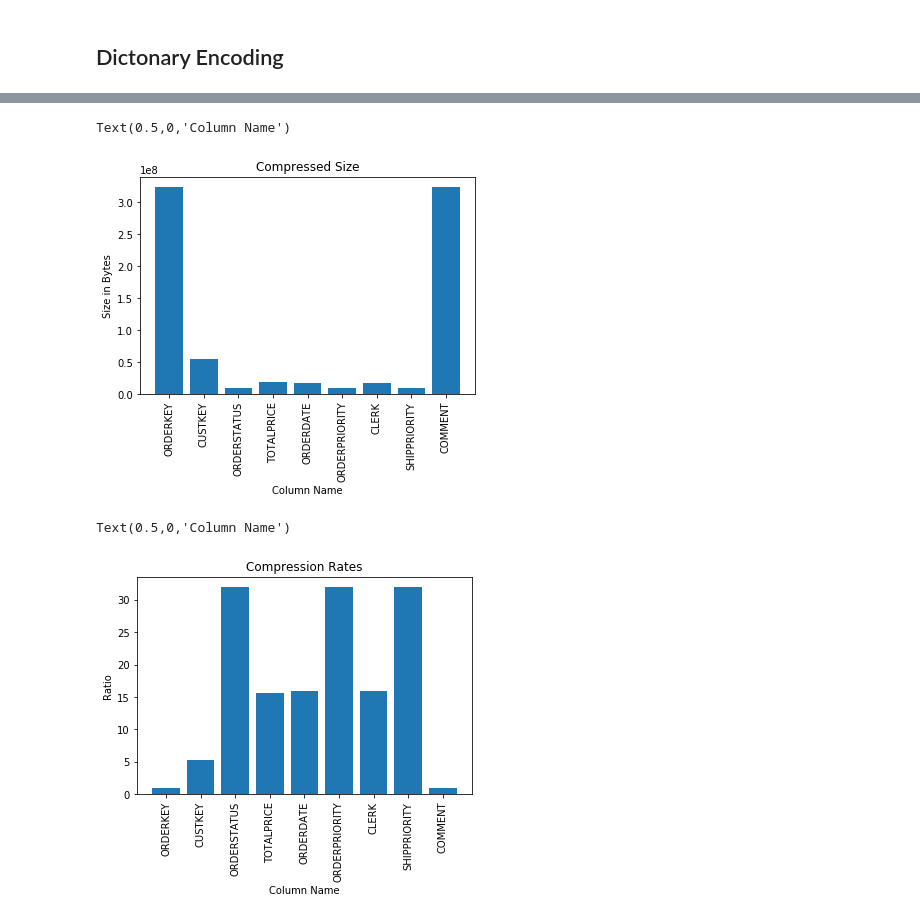
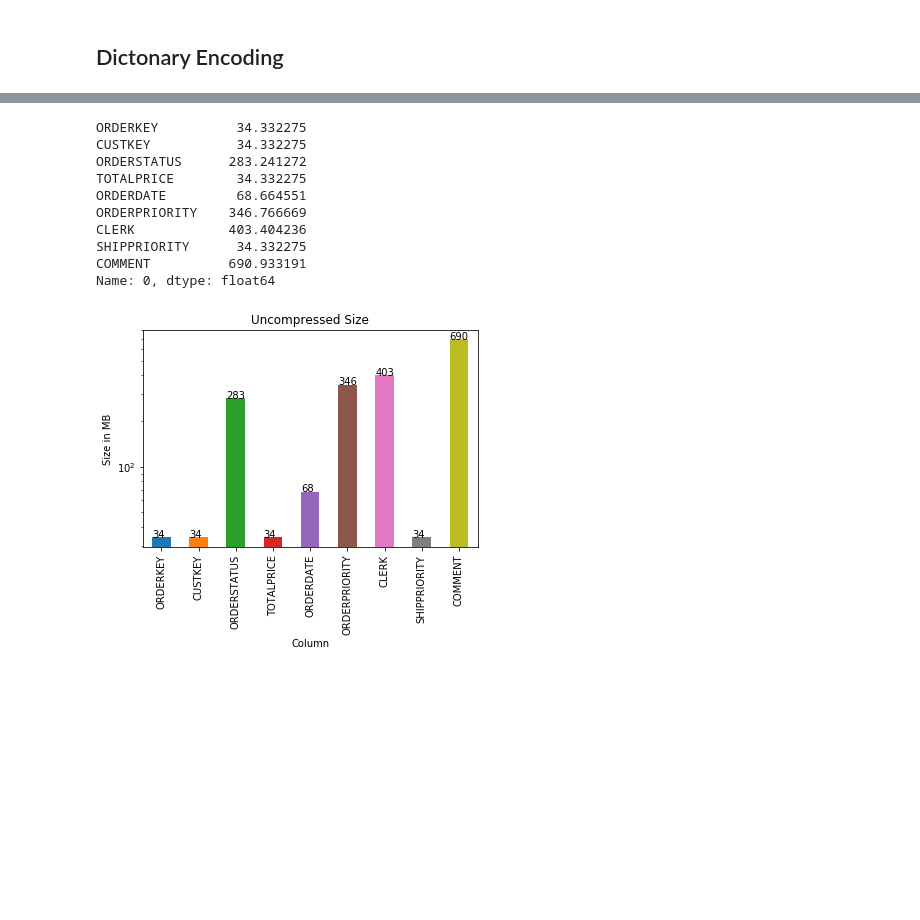
Before and after one commit to paszin/TuCompression, a Jupyter notebook: python/Compression Results.ipynb, the cells around one changed output, grey strips where cells are left out. Saved outputs shown, nothing was run; the diff lists cells and outputs as text; code cells hidden in the pictures; blank space fills up the shorter version.

```diff
--- a/python/Compression Results.ipynb
+++ b/python/Compression Results.ipynb
@@ -22,20 +5,53 @@ plot
-# %%
-data = pd.read_csv('../data/dictionary/compressed_size.csv', sep=',')
-plot = plt.bar(data.columns.tolist(), list(data.iloc[0]))
-plt.xticks(rotation=90)
-plt.title('Compressed Size')
-plt.ylabel('Size in Bytes')
-plt.xlabel('Column Name')
-# %% [output]
-Text(0.5,0,'Column Name')
-[figure, removed]
-# %%
-data = pd.read_csv('../data/dictionary/compression_ratios.csv', sep=',')
-plot = plt.bar(data.columns.tolist(), list(data.iloc[0]))
-plt.xticks(rotation=90)
-plt.title('Compression Rates')
-plt.ylabel('Ratio')
-plt.xlabel('Column Name')
-# %% [output]
-Text(0.5,0,'Column Name')
-[figure, removed]
+# %%
+# imports
+%matplotlib inline
+from IPython.display import display
+import pandas as pd
+import matplotlib.pyplot as plt
+
+def asByte(bytes):
+    return bytes, 'Size in Bytes'
+
+def toKB(bytes):
+    return (bytes / 1024), 'Size in KB'
+
+def toMB(bytes):
+    return (toKB(bytes)[0] / 1024), 'Size in MB'
+
+def toGB(bytes):
+    return (toMB(bytes)[0] / 1024), 'Size in GB'
+
+def asNanoseconds(nano):
+    return nano, 'Time in ns'
+
+def toMicroseconds(nano):
+    return (nano / 1000), 'Time in µs'
+
+def toMilliseconds(nano):
+    return (toMicroseconds(nano)[0] / 1000), 'Time in ms'
+
+def toSeconds(nano):
+    return (toMilliseconds(nano)[0] / 1000), 'Time in s'
+# %%
+data = pd.read_csv('../data/dictionary/uncompressed_size.csv', sep=',')
+
+data, label = toMB(data)
+
+ax = data.iloc[0].plot(kind='bar', logy=True, title='Uncompressed Size')
+ax.set(xlabel="Column", ylabel=label)
+for p in ax.patches:
+    ax.annotate(str(int(p.get_height())), (p.get_x(), p.get_height()))
+
+data.iloc[0]
+# %% [output]
+ORDERKEY          34.332275
+CUSTKEY           34.332275
+ORDERSTATUS      283.241272
+TOTALPRICE        34.332275
+ORDERDATE         68.664551
+ORDERPRIORITY    346.766669
+CLERK            403.404236
+SHIPPRIORITY      34.332275
+COMMENT          690.933191
+Name: 0, dtype: float64
+[figure, added]
```
Also changed, not shown: parts of 8 cells of this notebook, 1 other file.
